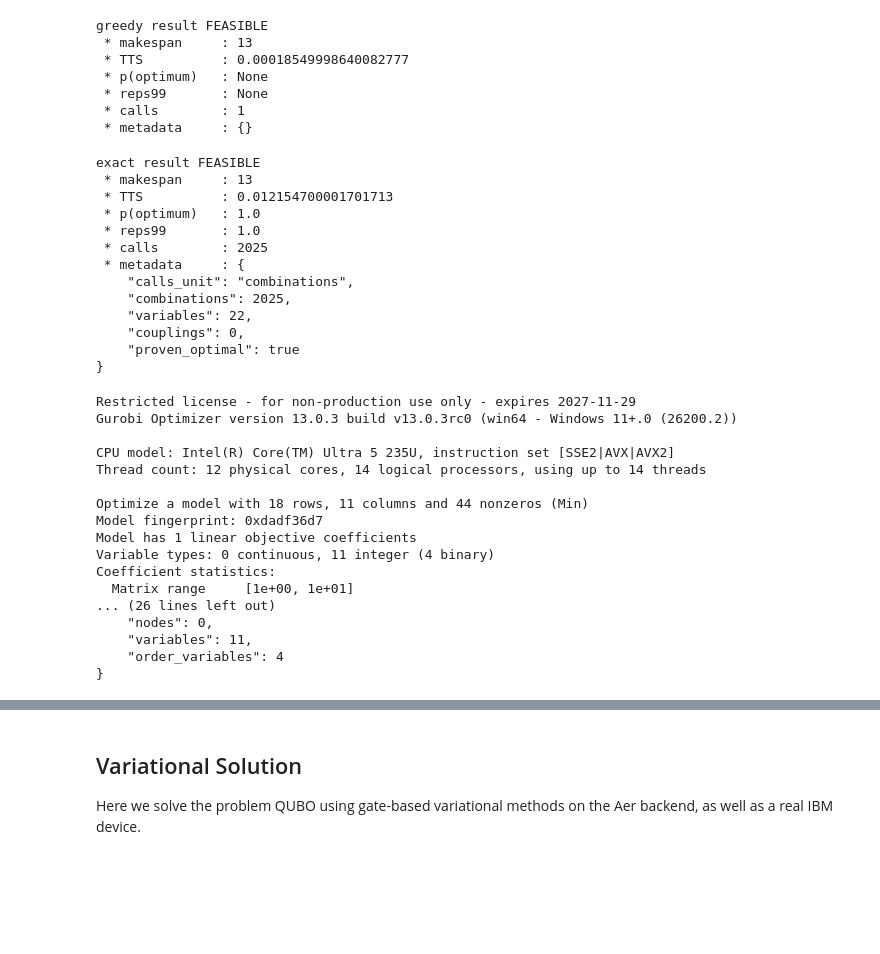
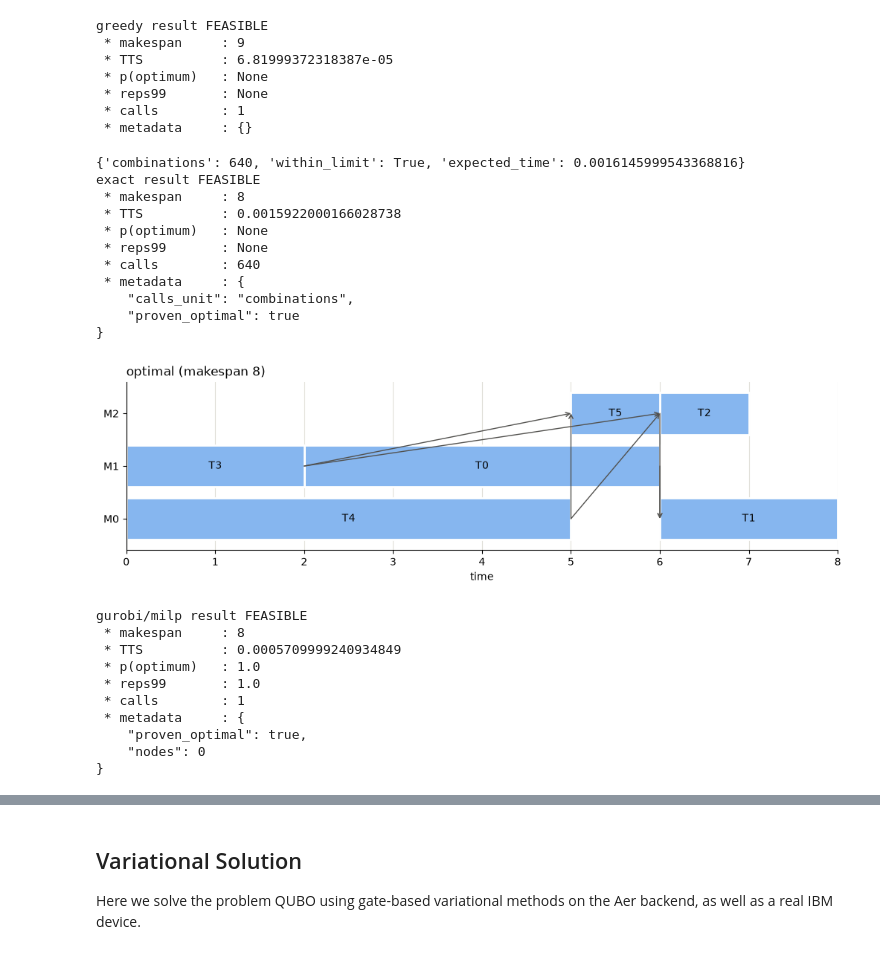
Before and after one commit to manavbabel/quantum-applications, a Jupyter notebook: job-shop-scheduling/job_shop_scheduling.ipynb, the cells around one changed output, grey strips where cells are left out. Drawn from its saved outputs; the diff is of its cells as text; code cells hidden in the pictures; blank space fills up the shorter version.

```diff
--- a/job-shop-scheduling/job_shop_scheduling.ipynb
+++ b/job-shop-scheduling/job_shop_scheduling.ipynb
@@ -146,54 +171,48 @@ We will solve with a number of methods:
 # %%
-solver = GreedySolver()
-solver.estimate(problem)
-result = solver.solve(problem)
+result = solve_greedy(problem)
 result.describe()
 # %% [output]
 greedy result FEASIBLE
- * makespan     : 13
- * TTS          : 0.00018549998640082777
+ * makespan     : 9
+ * TTS          : 6.81999372318387e-05
  * p(optimum)   : None
  * reps99       : None
  * calls        : 1
  * metadata     : {}
 # %%
-solver = ExactSolver()
-result = solver.solve(problem)
+print(estimate_exact(problem))
+result = solve_exact(problem)
 result.describe()
+
+# from here on, the solvers measure their success against this proven optimum
+problem.optimum = result.makespan
+problem.draw(result.start_times, title="optimal")
+plt.savefig("figures/schedule.png", dpi=150)
 # %% [output]
+{'combinations': 640, 'within_limit': True, 'expected_time': 0.0016145999543368816}
 exact result FEASIBLE
- * makespan     : 13
- * TTS          : 0.012154700001701713
- * p(optimum)   : 1.0
- * reps99       : 1.0
- * calls        : 2025
+ * makespan     : 8
+ * TTS          : 0.0015922000166028738
+ * p(optimum)   : None
+ * reps99       : None
+ * calls        : 640
  * metadata     : {
     "calls_unit": "combinations",
-    "combinations": 2025,
-    "variables": 22,
-    "couplings": 0,
     "proven_optimal": true
 }
+[figure, added]
 # %%
-solver = GurobiSolver()
-result = solver.solve(problem, method="milp")
+result = solve_gurobi(problem, method="milp")
 result.describe()
 # %% [output]
-Restricted license - for non-production use only - expires 2027-11-29
-Gurobi Optimizer version 13.0.3 build v13.0.3rc0 (win64 - Windows 11+.0 (26200.2))
-
-CPU model: Intel(R) Core(TM) Ultra 5 235U, instruction set [SSE2|AVX|AVX2]
-Thread count: 12 physical cores, 14 logical processors, using up to 14 threads
-
-Optimize a model with 18 rows, 11 columns and 44 nonzeros (Min)
-Model fingerprint: 0xdadf36d7
-Model has 1 linear objective coefficients
-Variable types: 0 continuous, 11 integer (4 binary)
-Coefficient statistics:
-  Matrix range     [1e+00, 1e+01]
-... (26 lines left out)
-    "nodes": 0,
-    "variables": 11,
-    "order_variables": 4
+gurobi/milp result FEASIBLE
+ * makespan     : 8
+ * TTS          : 0.0005709999240934849
+ * p(optimum)   : 1.0
+ * reps99       : 1.0
+ * calls        : 1
+ * metadata     : {
+    "proven_optimal": true,
+    "nodes": 0
 }
 # %%
```
Also changed, not shown: parts of 25 cells of this notebook, 5 other files.
